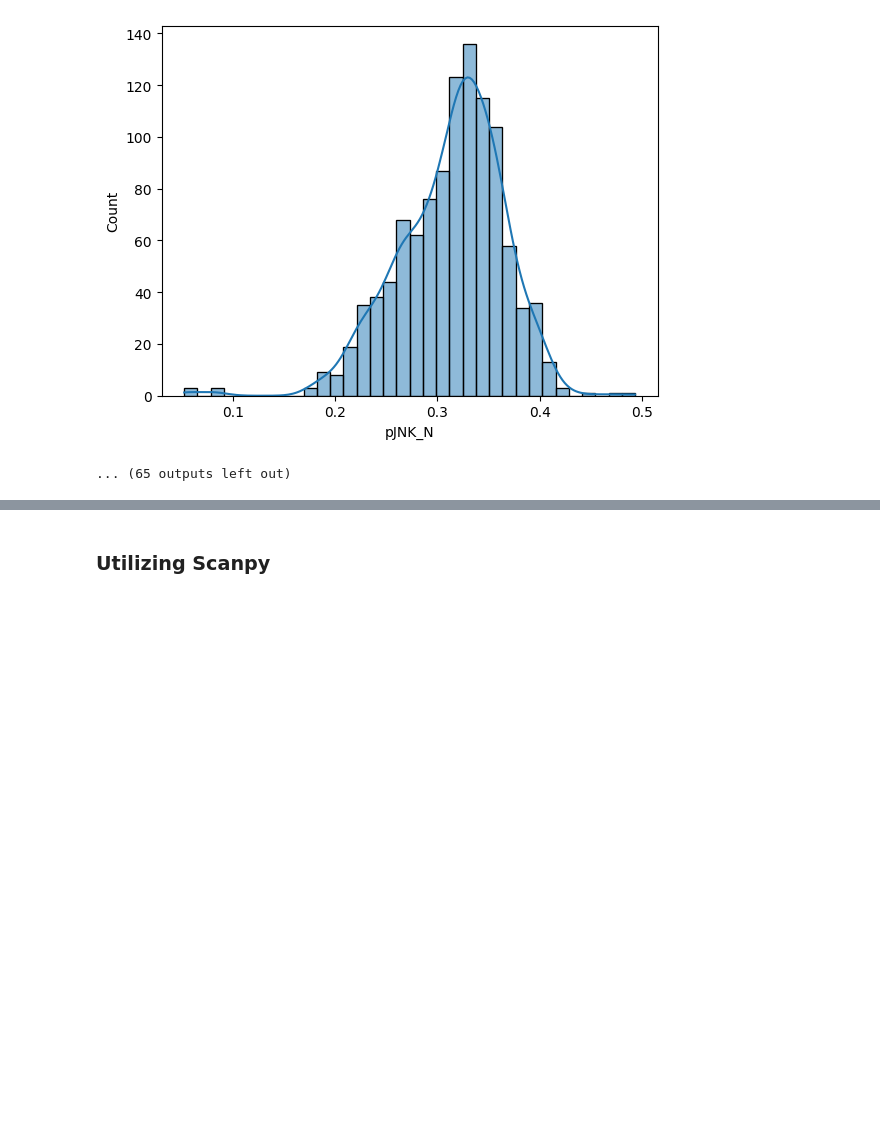
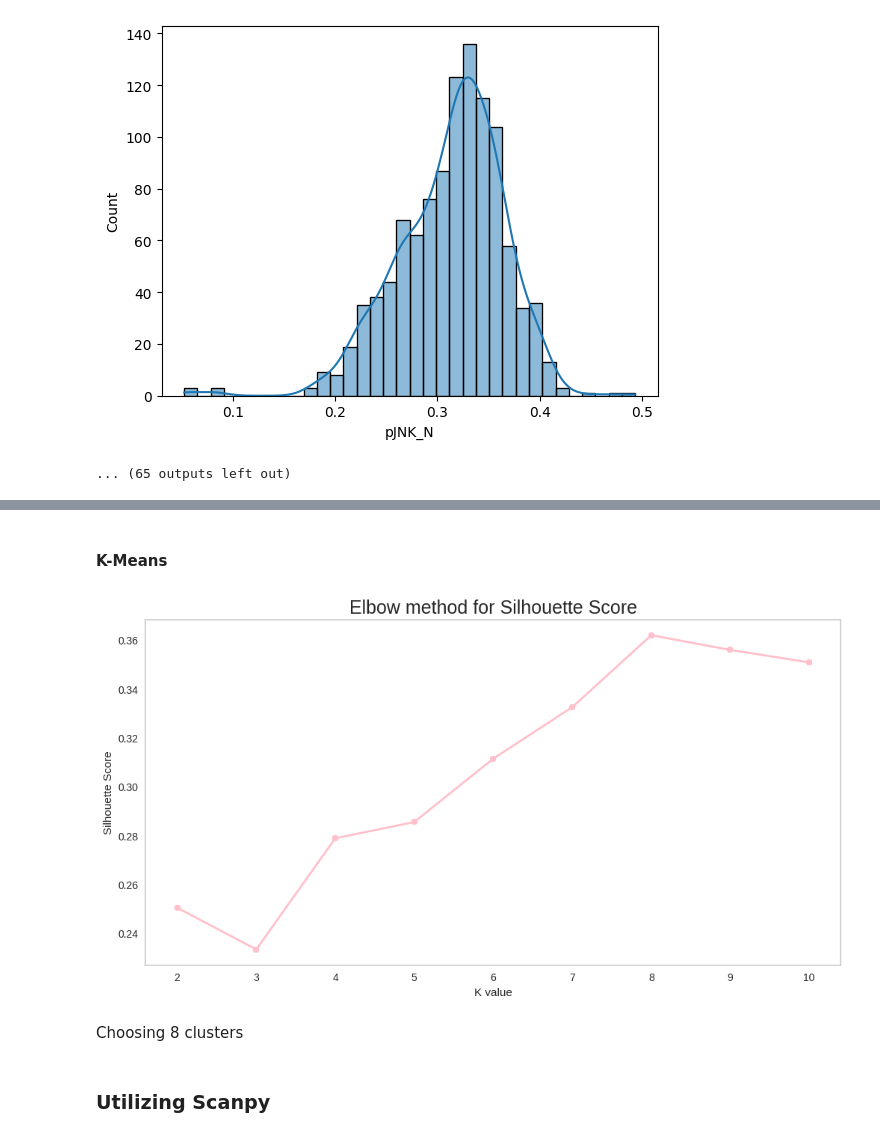
Before and after one commit to Neermita18/SystemsBiology, a Jupyter notebook: Mice_protein_expression.ipynb, the cells around one changed output, grey strips where cells are left out. Saved outputs shown, nothing was run; the diff lists cells and outputs as text; code cells hidden in the pictures; blank space fills up the shorter version.

```diff
--- a/Mice_protein_expression.ipynb
+++ b/Mice_protein_expression.ipynb
@@ -301,0 +430,3 @@ for x in X.select_dtypes(include="number").columns:
+# %%
+pca = PCA(n_components=11)
+df_pca = pca.fit(X_scaled).transform(X_scaled)
@@ -301,0 +449,2 @@ for x in X.select_dtypes(include="number").columns:
+# %% [markdown]
+#### K-Means
@@ -302,3 +455,22 @@ for x in X.select_dtypes(include="number").columns:
+# %%
+sil = []
+
+for i in [2,3,4,5,6,7,8,9,10]:
+    km = KMeans(n_clusters=i, init = 'k-means++', n_init=10, max_iter=100, random_state=42)
+    km.fit(df_pca)
+    sil.append(silhouette_score(df_pca, km.predict(df_pca)))
+
+plt.figure(figsize=(12,6))
+plt.grid()
+plt.plot([2,3,4,5,6,7,8,9,10], sil, linewidth=2, color='pink', marker = '8')
+plt.xlabel('K value')
+plt.ylabel('Silhouette Score')
+plt.title('Elbow method for Silhouette Score', fontsize=18)
+plt.show()
+# %% [output]
+[figure, added]
+# %% [markdown]
+Choosing 8 clusters
 # %% [markdown]
 ### Utilizing Scanpy
 # %%
```
Also changed, not shown: parts of 16 cells of this notebook.
